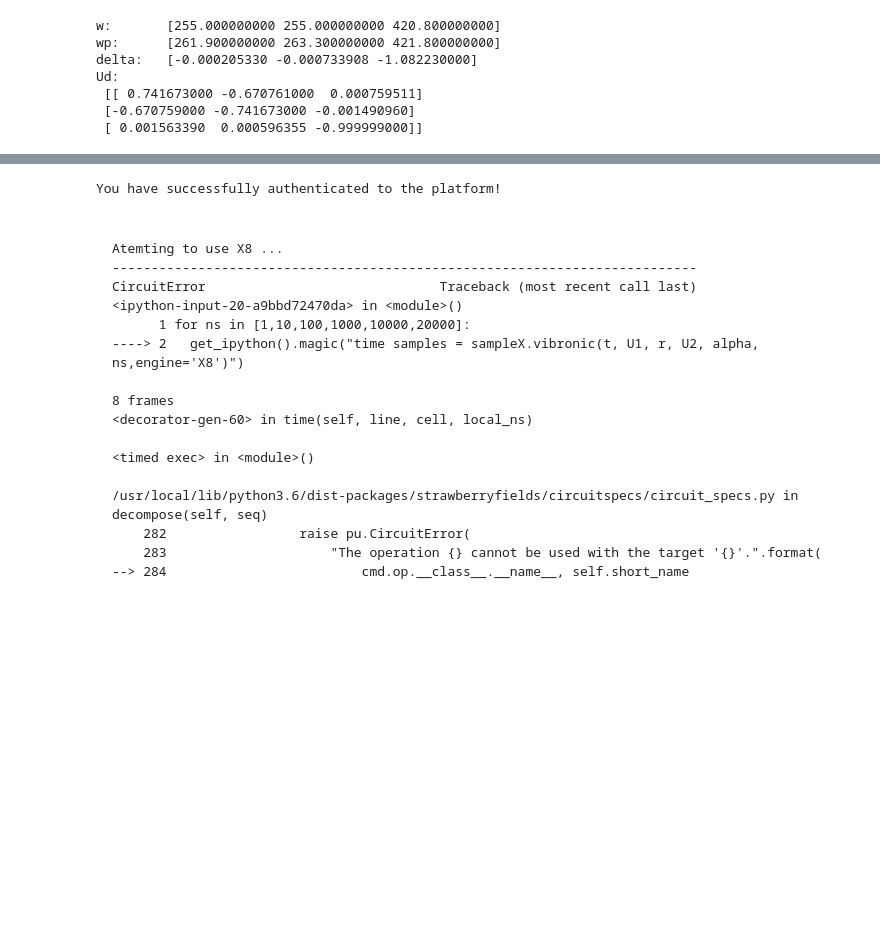
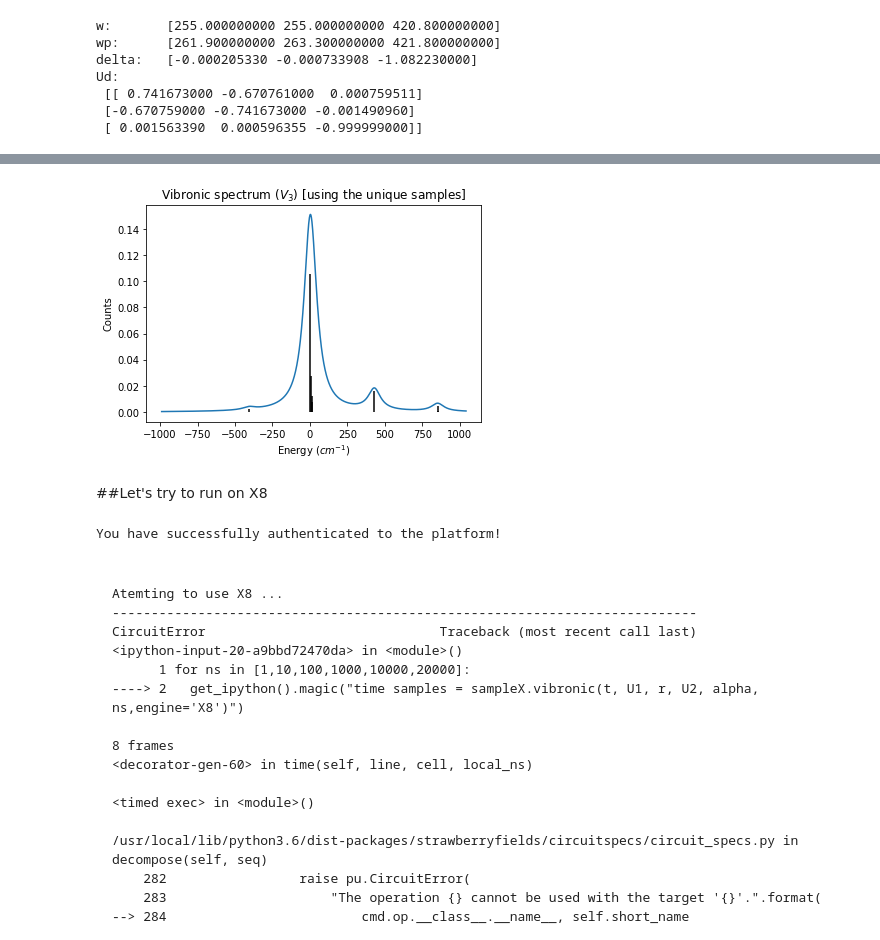
Before and after one commit to CDL-Quantum/CohortProject_2020, a Jupyter notebook: Project_3_Franck_Condon_Factors/Task_123+more.ipynb, the cells around one changed output, grey strips where cells are left out. Cells and saved outputs as stored; diff of their text form; code cells hidden in the pictures; blank space fills up the shorter version.

```diff
--- a/Project_3_Franck_Condon_Factors/Task_123+more.ipynb
+++ b/Project_3_Franck_Condon_Factors/Task_123+more.ipynb
@@ -350,0 +371,16 @@ Wall time: 64.9 ms
+# %%
+'''
+Read in Parameters.
+The code below assumes, that the input file has the following structure:
+1 line: number of atoms
+1 line: space-separated list of normal frequencies of the ground state
+1 line: space-separated list of normal frequencies of the excited state
+Duschinsky matrix for nmodes lines: each line space-separated numbers representing a row in the Duschinsky matrix
+1 line: space-separated list of displacements
+'''
+
+w = np.array([float(x) for x in inputfile.readline().split()])
+wp = np.array([float(x) for x in inputfile.readline().split()])
+for i in range(nmodes):
+    Ud[i, :] = np.array([float(x) for x in inputfile.readline().split()])
+delta = np.array([float(x) for x in inputfile.readline().split()])
@@ -350,0 +414,8 @@ Wall time: 64.9 ms
+# %%
+#Use "Strawberry Fields" to calculate GBS Parameters based on
+#the frequencies, Duschinsky matrix, and temperature that was provided as input.
+
+#https://strawberryfields.readthedocs.io/en/stable/code/api/strawberryfields.apps.vibronic.html
+
+T = 500  # temperature
+t, U1, r, U2, alpha = vibronic.gbs_params(w, wp, Ud, delta, T)
@@ -350,0 +450,15 @@ Wall time: 64.9 ms
+# %%
+#Using the (exact) probabilities based on the samples generated
+#for more details see Task3.ipynb
+
+s_unique = list(set([tuple(item) for item in s]))
+s_unique = [list(x) for x in s_unique]
+
+%time e_unique = vibronic.energies(s_unique, w, wp)
+
+%time state = get_state(t, U1, r, U2, alpha)
+probs = [state.fock_prob(pattern, cutoff=20) for pattern in s_unique]
+
+plot_desc = {'title': "Vibronic spectrum ($V_3$) [using the unique samples]", 'xlabel': "Energy ($cm^{-1}$)", 'ylabel': "Counts"}
+plot_spectrum(np.vstack([e_unique, probs]), plot_desc)
+# %% [output]
@@ -351,3 +469,6 @@ Wall time: 64.9 ms
+[figure, added]
+# %% [markdown]
+##Let's try to run on X8
 # %%
 #runs on X8
 import strawberryfields as sf
```
Also changed, not shown: parts of 32 cells of this notebook.
